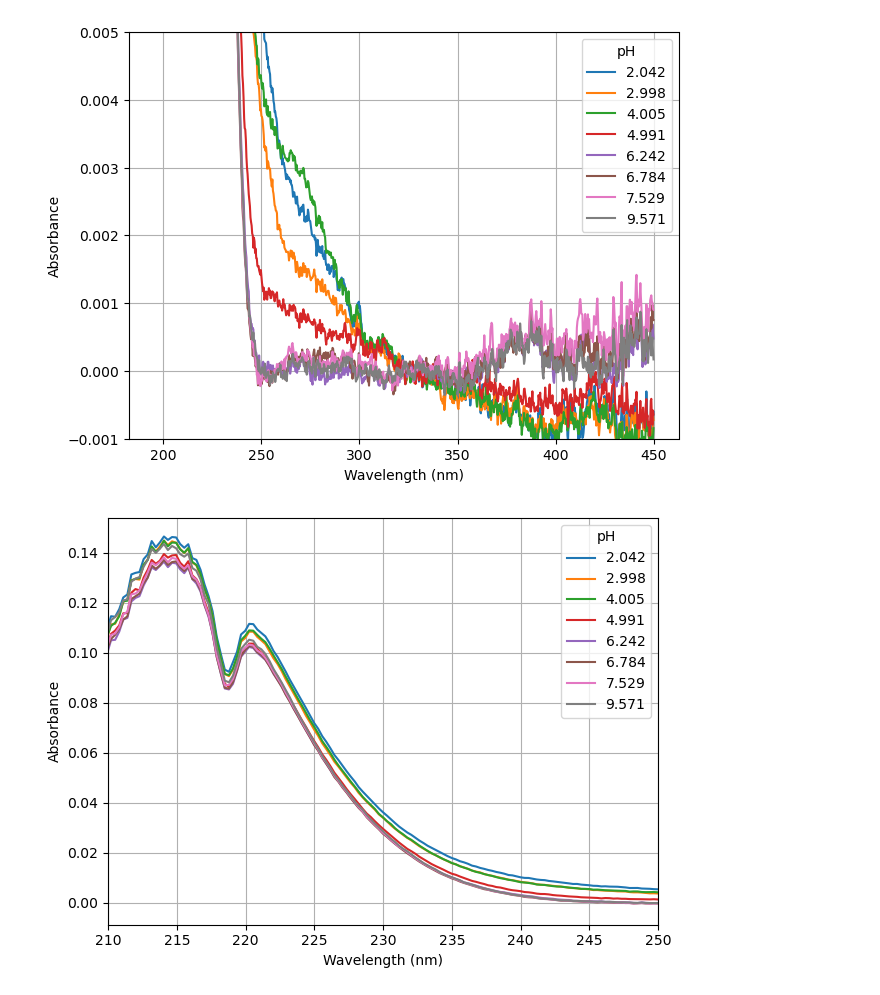
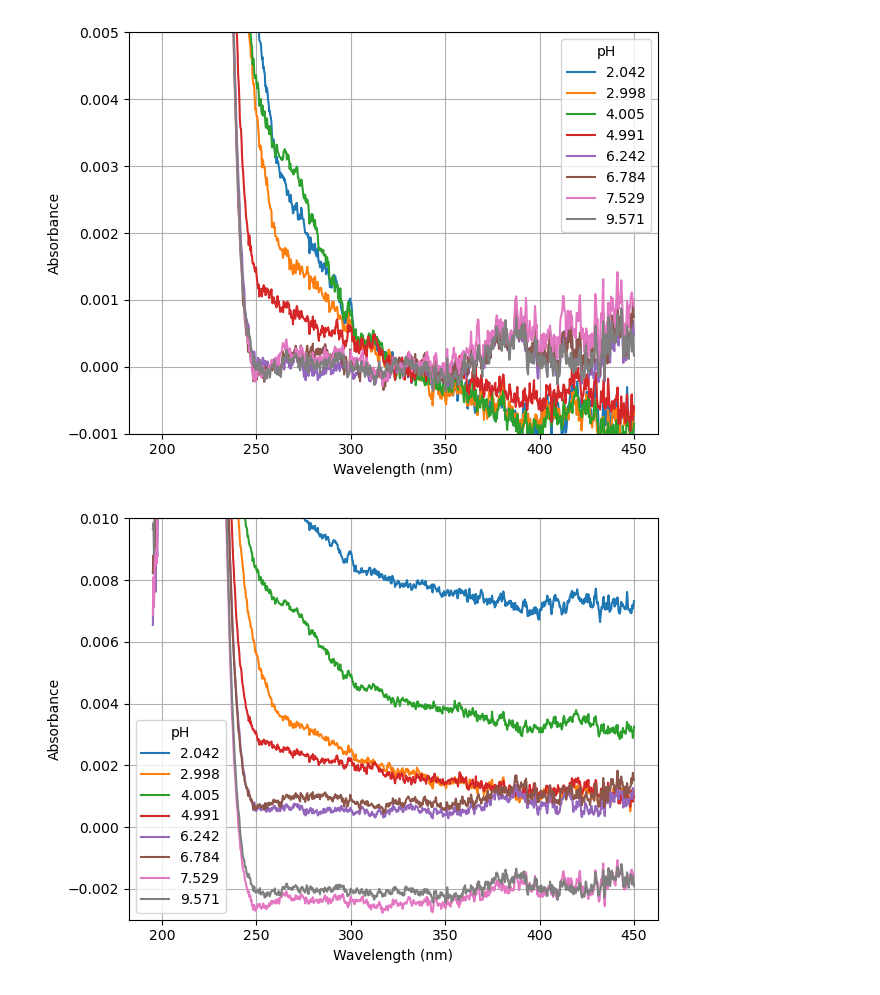
Before and after one commit to ThijsDrost/MasterDataAnalysis, a Jupyter notebook: Calibrations/NO3.ipynb, the cells around one changed output. Drawn from its saved outputs; the diff is of its cells as text; code cells hidden in the pictures.

```diff
--- a/Calibrations/NO3.ipynb
+++ b/Calibrations/NO3.ipynb
@@ -24,17 +24,18 @@ if not os.path.exists(image_loc):
 
 analyzer = Analyzer.from_DataSet(DataSet.from_simple(data, wavelength_range, plot_measurement_num, baseline_correction), variable_factor, variable_name, 'jet')
 # %%
-analyzer.absorbance_vs_wavelength_with_variable()
+analyzer.absorbance_vs_wavelength_with_variable(save_loc=image_loc)
 plt.show()
 
-analyzer.absorbance_vs_wavelength_with_variable(corrected=True)
-plt.ylim(-0.001, 0.005)
+analyzer.absorbance_vs_wavelength_with_variable(save_loc=image_loc, save_suffix=' zoomed', plot_kwargs={'ylim': [-0.001, 0.005]})
 plt.show()
 
-analyzer.absorbance_vs_wavelength_with_variable(corrected=True)
-plt.xlim(210, 250)
+analyzer.absorbance_vs_wavelength_with_variable(corrected=False, save_loc=image_loc, save_suffix=' zoomed uncorr', plot_kwargs={'ylim': [-0.003, 0.01]})
 plt.show()
+
+analyzer.absorbance_vs_wavelength_with_variable(save_loc=image_loc, save_suffix=' zoomed 2', plot_kwargs={'xlim': [210, 250]})
+plt.show()
 # %% [output]
 [figure]
-[figure, old version]
+[figure, new version]
-[figure, old version]
+[figure, new version]
```
Also changed, not shown: parts of 1 cell of this notebook, 3 other files.
